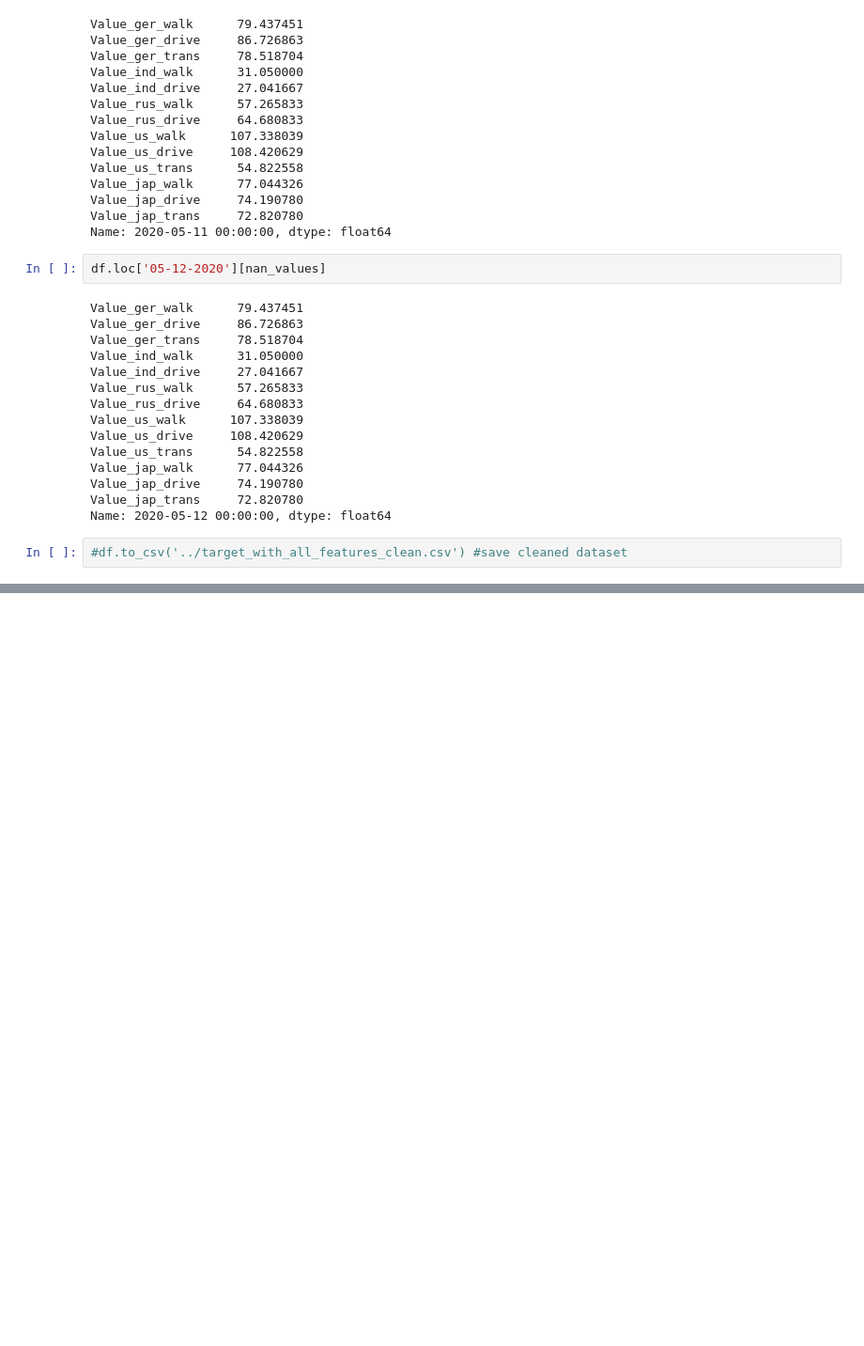
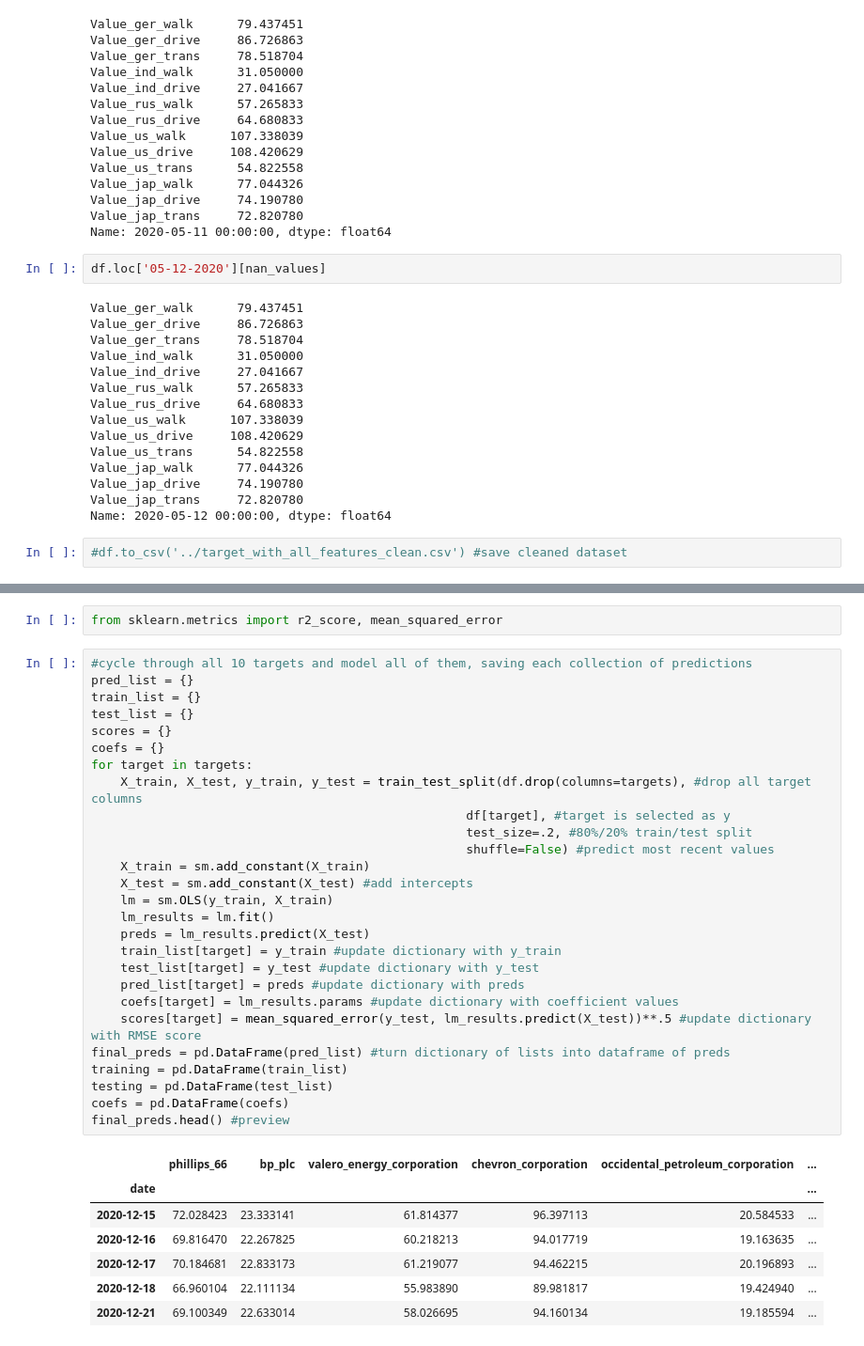
Before and after one commit to griffinwt/Hackathon_March2021, a Jupyter notebook: will_notebooks/model_2.ipynb, the cells around one changed output, grey strips where cells are left out. Shown at 94% size. Saved outputs shown, nothing was run; the diff lists cells and outputs as text; blank space fills up the shorter version.

```diff
--- a/will_notebooks/model_2.ipynb
+++ b/will_notebooks/model_2.ipynb
@@ -201,0 +288,37 @@ Lets try another OLS model - we can predict closing prices for all 10 targets
+# %%
+from sklearn.metrics import r2_score, mean_squared_error
+# %%
+#cycle through all 10 targets and model all of them, saving each collection of predictions
+pred_list = {}
+train_list = {}
+test_list = {}
+scores = {}
+coefs = {}
+for target in targets:
+    X_train, X_test, y_train, y_test = train_test_split(df.drop(columns=targets), #drop all target columns
+                                                   df[target], #target is selected as y
+                                                   test_size=.2, #80%/20% train/test split
+                                                   shuffle=False) #predict most recent values
+    X_train = sm.add_constant(X_train)
+    X_test = sm.add_constant(X_test) #add intercepts
+    lm = sm.OLS(y_train, X_train)
+    lm_results = lm.fit()
+    preds = lm_results.predict(X_test)
+    train_list[target] = y_train #update dictionary with y_train
+    test_list[target] = y_test #update dictionary with y_test
+    pred_list[target] = preds #update dictionary with preds
+    coefs[target] = lm_results.params #update dictionary with coefficient values
+    scores[target] = mean_squared_error(y_test, lm_results.predict(X_test))**.5 #update dictionary with RMSE score
+final_preds = pd.DataFrame(pred_list) #turn dictionary of lists into dataframe of preds
+training = pd.DataFrame(train_list)
+testing = pd.DataFrame(test_list)
+coefs = pd.DataFrame(coefs)
+final_preds.head() #preview
+# %% [output]
+|  | phillips_66 | bp_plc | valero_energy_corporation | chevron_corporation | occidental_petroleum_corporation | ... |
+| date |  |  |  |  |  | ... |
+| 2020-12-15 | 72.028423 | 23.333141 | 61.814377 | 96.397113 | 20.584533 | ... |
+| 2020-12-16 | 69.816470 | 22.267825 | 60.218213 | 94.017719 | 19.163635 | ... |
+| 2020-12-17 | 70.184681 | 22.833173 | 61.219077 | 94.462215 | 20.196893 | ... |
+| 2020-12-18 | 66.960104 | 22.111134 | 55.983890 | 89.981817 | 19.424940 | ... |
+| 2020-12-21 | 69.100349 | 22.633014 | 58.026695 | 94.160134 | 19.185594 | ... |
```
Also changed, not shown: parts of 24 cells of this notebook, 3 other files.
